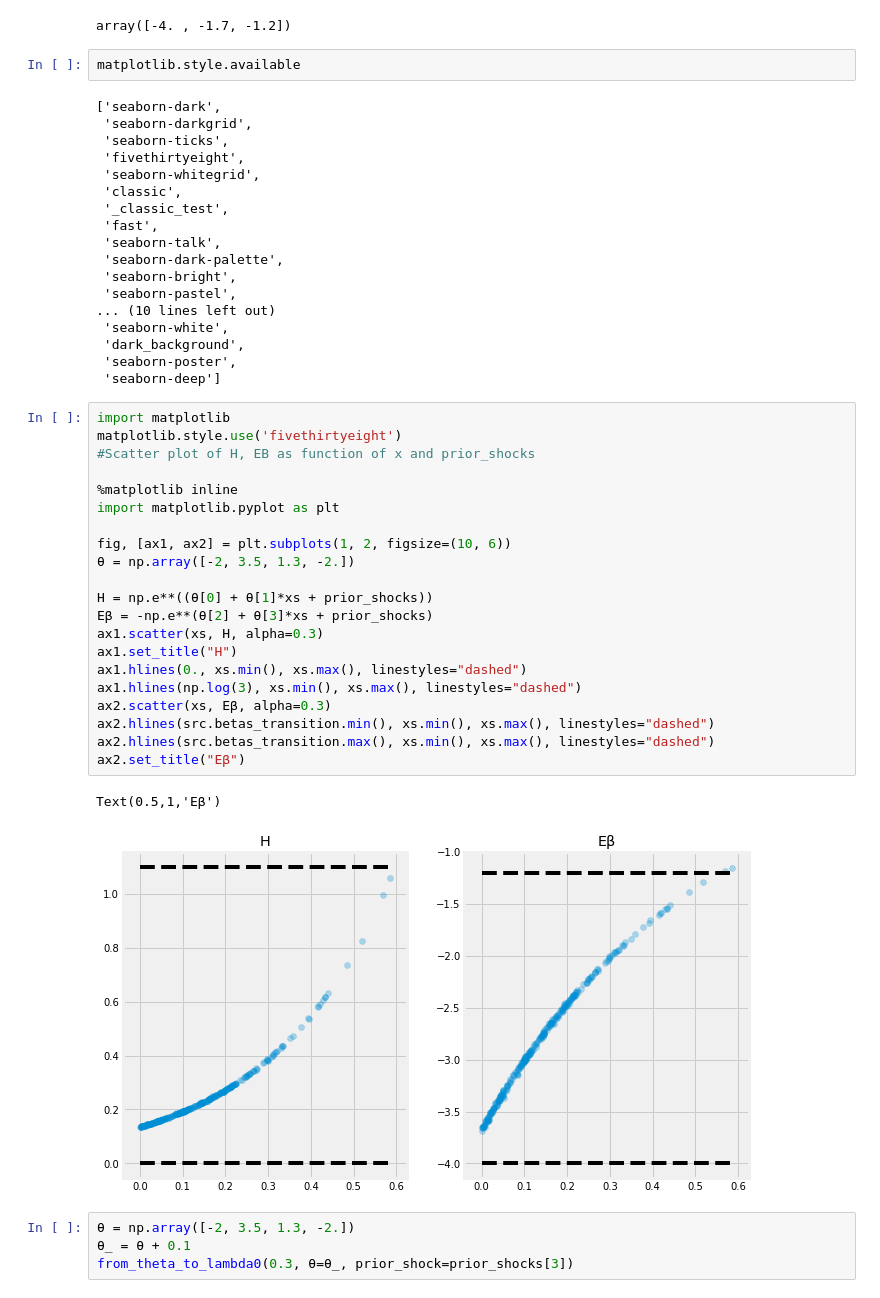
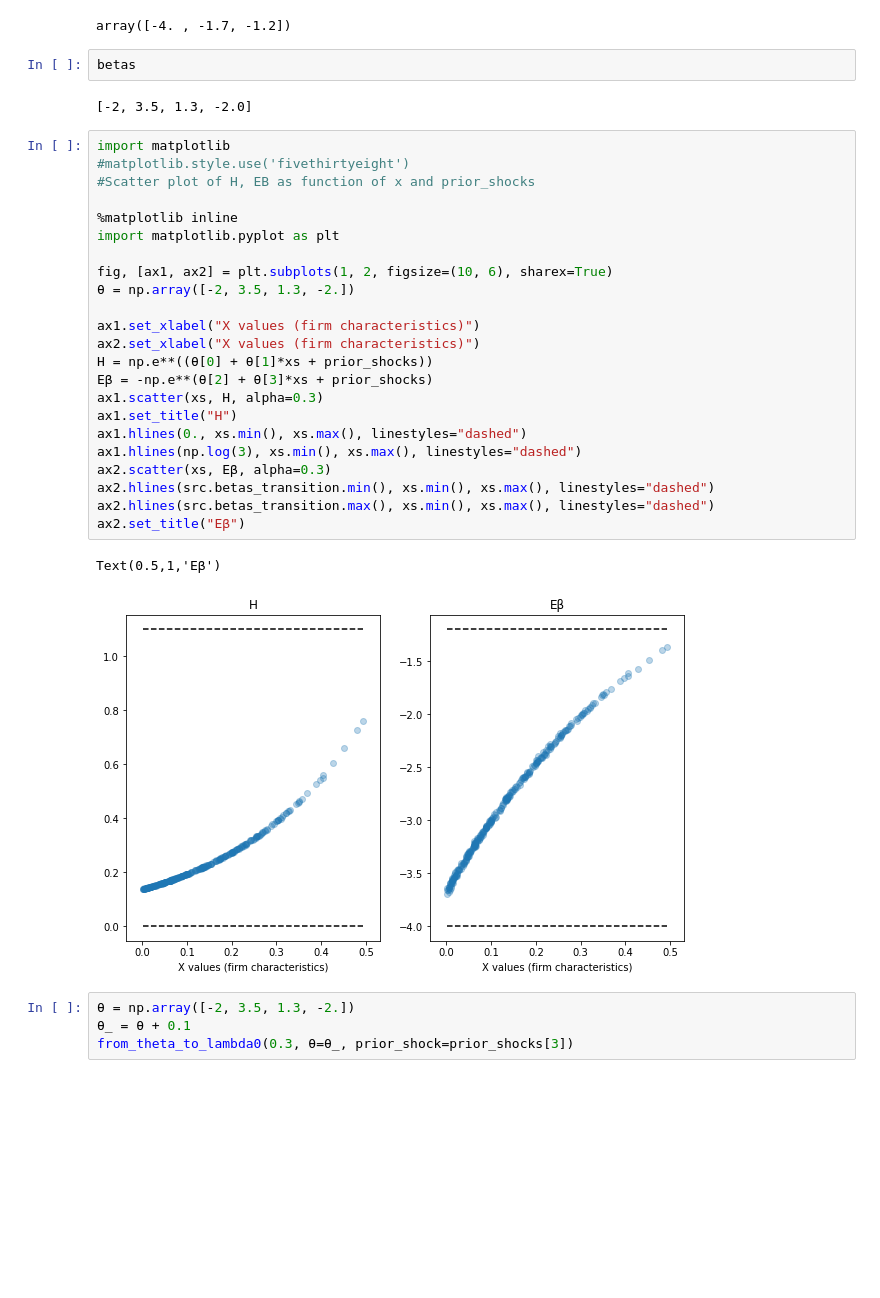
Before and after one commit to cdagnino/LearningModels, a Jupyter notebook: Notebooks/estimation/testing_full_gmm_procedure.ipynb, the cells around one changed output. Cells and saved outputs as stored; diff of their text form; blank space fills up the shorter version.

```diff
--- a/Notebooks/estimation/testing_full_gmm_procedure.ipynb
+++ b/Notebooks/estimation/testing_full_gmm_procedure.ipynb
@@ -104,50 +150,36 @@ H, Eβ
 src.betas_transition
 # %% [output]
 array([-4. , -1.7, -1.2])
-# %%
-matplotlib.style.available
-# %% [output]
-['seaborn-dark',
- 'seaborn-darkgrid',
- 'seaborn-ticks',
- 'fivethirtyeight',
- 'seaborn-whitegrid',
- 'classic',
- '_classic_test',
- 'fast',
- 'seaborn-talk',
- 'seaborn-dark-palette',
- 'seaborn-bright',
- 'seaborn-pastel',
-... (10 lines left out)
- 'seaborn-white',
- 'dark_background',
- 'seaborn-poster',
- 'seaborn-deep']
+# %%
+betas
+# %% [output]
+[-2, 3.5, 1.3, -2.0]
 # %%
 import matplotlib
-matplotlib.style.use('fivethirtyeight')
+#matplotlib.style.use('fivethirtyeight')
 #Scatter plot of H, EB as function of x and prior_shocks
 
 %matplotlib inline
 import matplotlib.pyplot as plt
 
-fig, [ax1, ax2] = plt.subplots(1, 2, figsize=(10, 6))
+fig, [ax1, ax2] = plt.subplots(1, 2, figsize=(10, 6), sharex=True)
 θ = np.array([-2, 3.5, 1.3, -2.])
 
+ax1.set_xlabel("X values (firm characteristics)")
+ax2.set_xlabel("X values (firm characteristics)")
 H = np.e**((θ[0] + θ[1]*xs + prior_shocks))
 Eβ = -np.e**(θ[2] + θ[3]*xs + prior_shocks)
 ax1.scatter(xs, H, alpha=0.3)
 ax1.set_title("H")
 ax1.hlines(0., xs.min(), xs.max(), linestyles="dashed")
 ax1.hlines(np.log(3), xs.min(), xs.max(), linestyles="dashed")
 ax2.scatter(xs, Eβ, alpha=0.3)
 ax2.hlines(src.betas_transition.min(), xs.min(), xs.max(), linestyles="dashed")
 ax2.hlines(src.betas_transition.max(), xs.min(), xs.max(), linestyles="dashed")
 ax2.set_title("Eβ")
 # %% [output]
 Text(0.5,1,'Eβ')
-[figure, old version]
+[figure, new version]
 # %%
 θ = np.array([-2, 3.5, 1.3, -2.])
 θ_ = θ + 0.1
```
Also changed, not shown: parts of 10 cells of this notebook, 1 other file.
